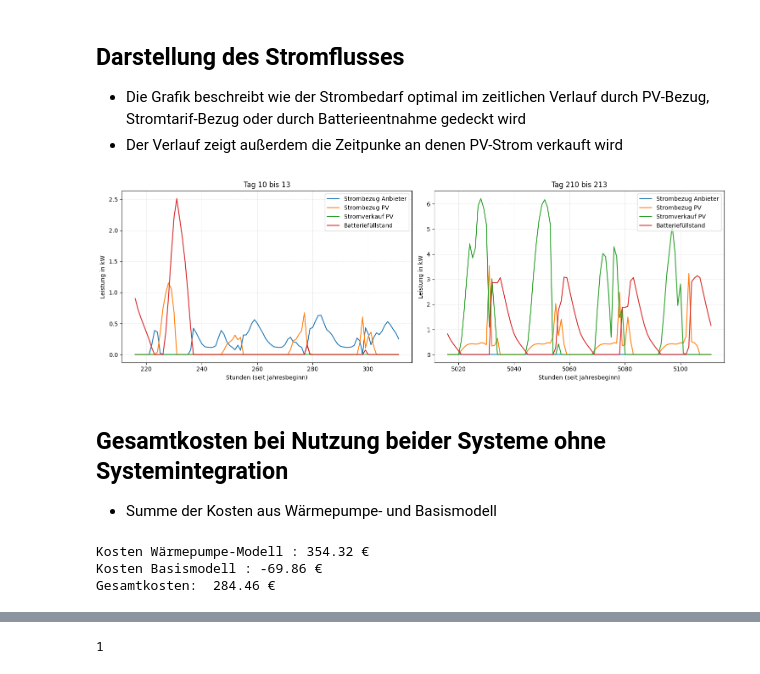
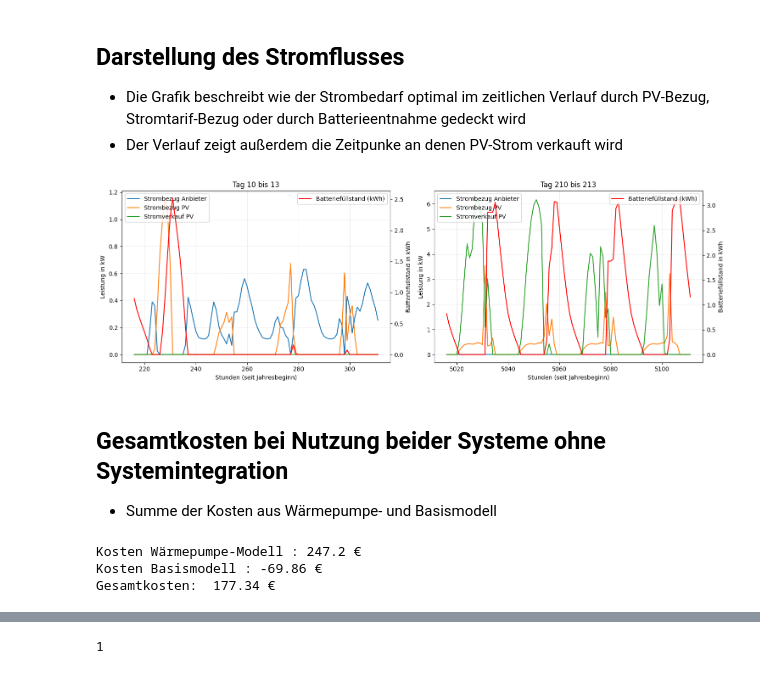
Before and after one commit to Julian3721/heatpump-operation-optimization, a Jupyter notebook: main.ipynb, the cells around one changed output, grey strips where cells are left out. Saved outputs shown, nothing was run; the diff lists cells and outputs as text; code cells hidden in the pictures.

```diff
--- a/main.ipynb
+++ b/main.ipynb
@@ -354,7 +354,7 @@ def fetch_electricity_prices(year):
         day_ahead_prices = client.query_day_ahead_prices('DE_LU', start=start, end=end)
         day_ahead_prices_df = day_ahead_prices.reset_index()
         day_ahead_prices_df.columns = ['Datum_Uhrzeit', 'Day_ahead_prices']
-        day_ahead_prices_df['Strompreis'] = (day_ahead_prices_df['Day_ahead_prices'] / 1000) / 0.3
+        day_ahead_prices_df['Strompreis'] = (day_ahead_prices_df['Day_ahead_prices'] / 1000) / 0.43
         day_ahead_prices_df.drop(columns=['Day_ahead_prices'], axis=1, inplace=True)
         return day_ahead_prices_df
     except Exception as e:
@@ -1085,36 +1104,62 @@ data = {
 }
 
 df_basis = pd.DataFrame(data)
 
 # Input gewünschter Zeitraum
 day_left = 10
 day_right = 210
 days = 4
 
 if days == 1: day_safe = f"Tag {day_left}"
 else: day_safe = f"Tag {day_left} bis {day_left + days - 1}"
 
 if days == 1: day_safe_1 = f"Tag {day_right}"
 else: day_safe_1 = f"Tag {day_right} bis {day_right + days - 1}"
 
 fig, (ax1, ax2) = plt.subplots(1, 2, figsize=(15, 5))
 
-df_basis[(day_left - 1) * 24:((day_left - 1) * 24) + days * 24 ][["Strombezug Anbieter", "Strombezug PV", "Stromverkauf PV", "Batteriefüllstand"]].plot(ax=ax1)
+# ==== LINKER PLOT ====
+df_left = df_basis[(day_left - 1) * 24:((day_left - 1) * 24) + days * 24]
+
+# Hauptachsen: Stromdaten
+df_left[["Strombezug Anbieter", "Strombezug PV", "Stromverkauf PV"]].plot(ax=ax1)
 ax1.set_ylabel("Leistung in kW")
 ax1.set_xlabel("Stunden (seit Jahresbeginn)")
 ax1.set_title(day_safe)
 ax1.grid(True, linestyle='--', alpha=0.5, linewidth=0.5)
 
-df_basis[(day_right - 1) * 24:((day_right - 1) * 24) + days * 24 ][["Strombezug Anbieter", "Strombezug PV", "Stromverkauf PV", "Batteriefüllstand"]].plot(ax=ax2)
+# Zweite Y-Achse für Batteriefüllstand (rot)
+ax1b = ax1.twinx()
+df_left["Batteriefüllstand"].plot(ax=ax1b, color="red", label="Batteriefüllstand (kWh)")
+ax1b.set_ylabel("Batteriefüllstand in kWh")
+
+# Legenden getrennt
+ax1.legend(loc="upper left")
+ax1b.legend(loc="upper right")
+
+# ==== RECHTER PLOT ====
+df_right = df_basis[(day_right - 1) * 24:((day_right - 1) * 24) + days * 24]
+
+# Hauptachsen: Stromdaten
+df_right[["Strombezug Anbieter", "Strombezug PV", "Stromverkauf PV"]].plot(ax=ax2)
 ax2.set_ylabel("Leistung in kW")
 ax2.set_xlabel("Stunden (seit Jahresbeginn)")
 ax2.set_title(day_safe_1)
 ax2.grid(True, linestyle='--', alpha=0.5, linewidth=0.5)
 
+# Zweite Y-Achse für Batteriefüllstand (rot)
+ax2b = ax2.twinx()
+df_right["Batteriefüllstand"].plot(ax=ax2b, color="red", label="Batteriefüllstand (kWh)")
+ax2b.set_ylabel("Batteriefüllstand in kWh")
+
+# Legenden getrennt
+ax2.legend(loc="upper left")
+ax2b.legend(loc="upper right")
+
 plt.tight_layout()
 plt.show()
 # %% [output]
-[figure, old version]
+[figure, new version]
 # %% [markdown]
 ## Gesamtkosten bei Nutzung beider Systeme ohne Systemintegration
 - Summe der Kosten aus Wärmepumpe- und Basismodell
@@ -1125,9 +1170,9 @@ print(f"Kosten Basismodell :", round(p.value(model_2.objective), 2), "€")
 cost_sum = round(p.value(model_1.objective) + p.value(model_2.objective), 2)
 print(f"Gesamtkosten: ", cost_sum, "€")
 # %% [output]
-Kosten Wärmepumpe-Modell : 354.32 €
+Kosten Wärmepumpe-Modell : 247.2 €
 Kosten Basismodell : -69.86 €
-Gesamtkosten:  284.46 €
+Gesamtkosten:  177.34 €
 # %% [markdown]
 # Fusion beider Modelle
 
```
Also changed, not shown: parts of 15 cells of this notebook.
